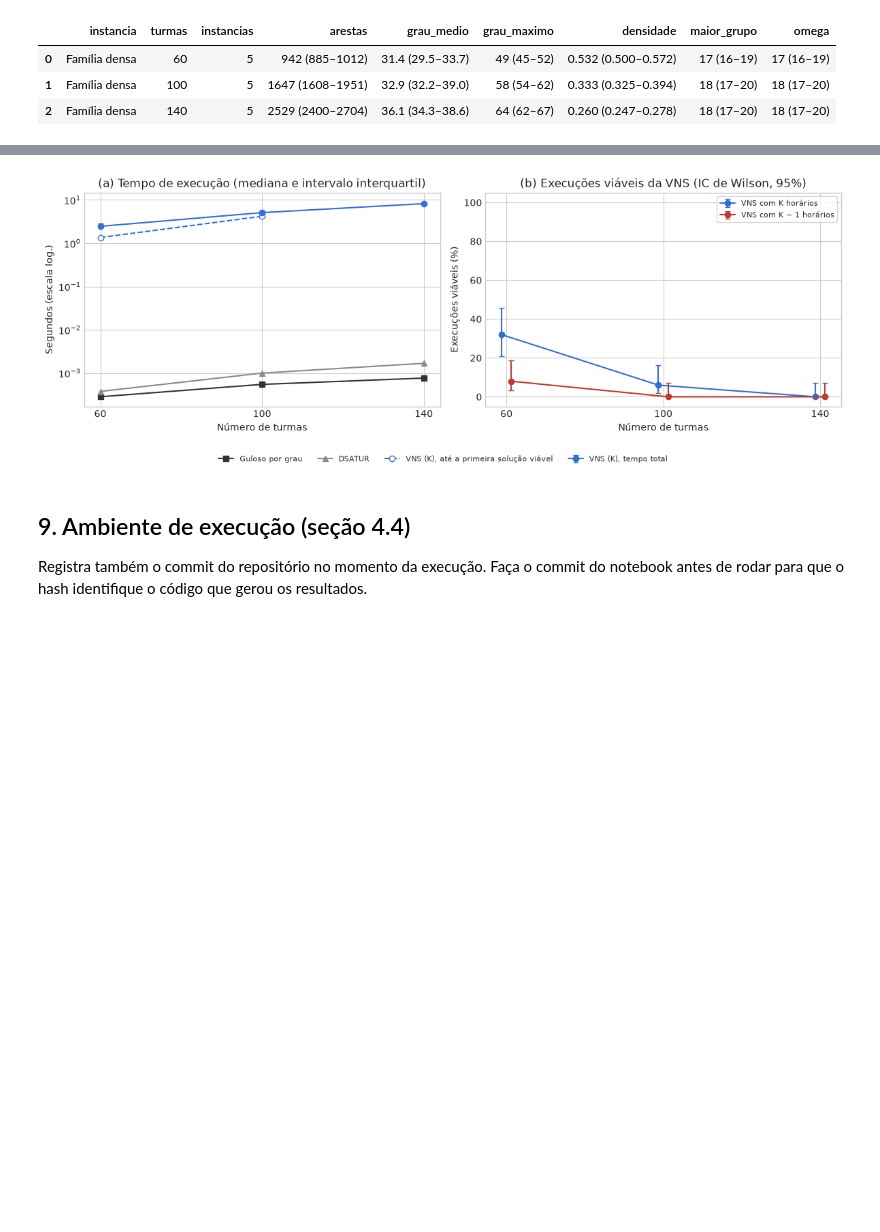
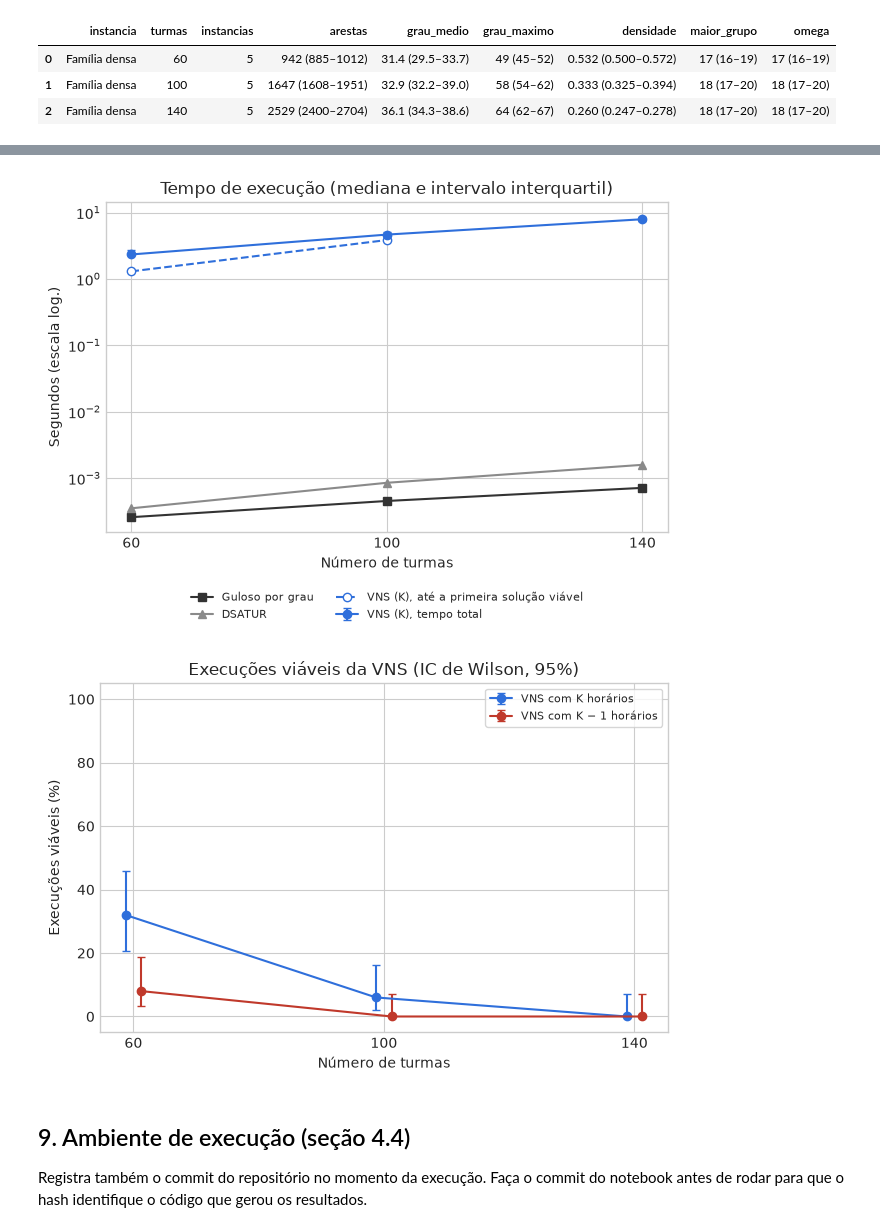
Before and after one commit to GersonMJL/time-allocation, a Jupyter notebook: comparacao_alocacao_horarios.ipynb, the cells around one changed output, grey strips where cells are left out. Saved outputs shown, nothing was run; the diff lists cells and outputs as text; code cells hidden in the pictures; blank space fills up the shorter version.

```diff
--- a/comparacao_alocacao_horarios.ipynb
+++ b/comparacao_alocacao_horarios.ipynb
@@ -752,9 +772,12 @@ Família densa: 140 turmas, instância 4 concluída (22:24:02)
 | ls_max_movimentos | 40 | 34 | 63 | 64 | 97 | 94 |
 | ls_chamadas_no_teto | 0 | 0 | 0 | 0 | 0 | 0 |
 # %%
-desenhar_figura(resumo_densa, orcamentos=('K', 'K-1'), arquivo='figura_densa.png')
+desenhar_figuras_separadas(resumo_densa, orcamentos=('K', 'K-1'),
+                           arquivo_tempos='figura_densa_tempos.png',
+                           arquivo_viabilidade='figura_densa_viabilidade.png')
 # %% [output]
-[figure, old version]
+[figure, new version]
+[figure, added]
 # %% [markdown]
 ## 9. Ambiente de execução (seção 4.4)
 
```
Also changed, not shown: parts of 9 cells of this notebook, 14 other files.
